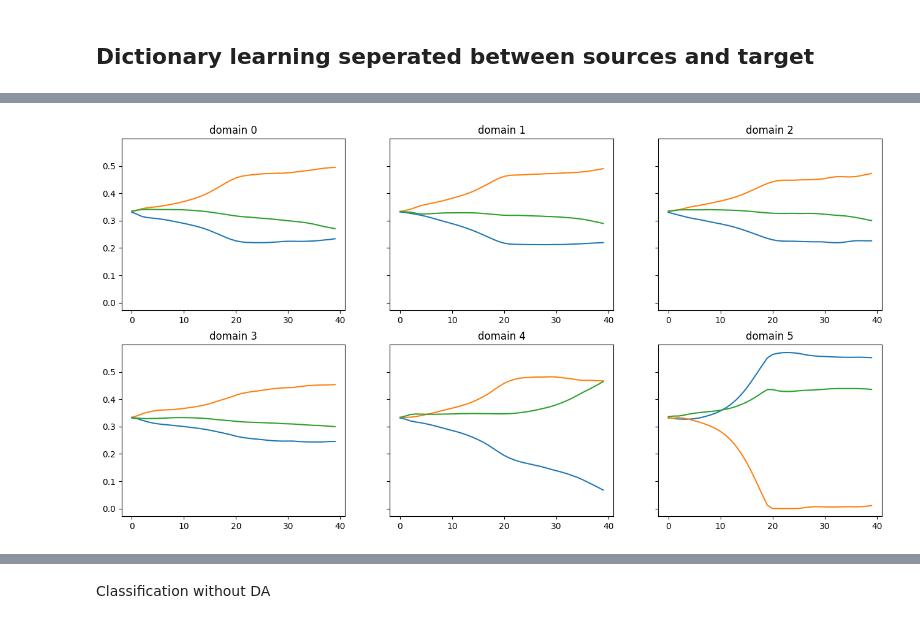
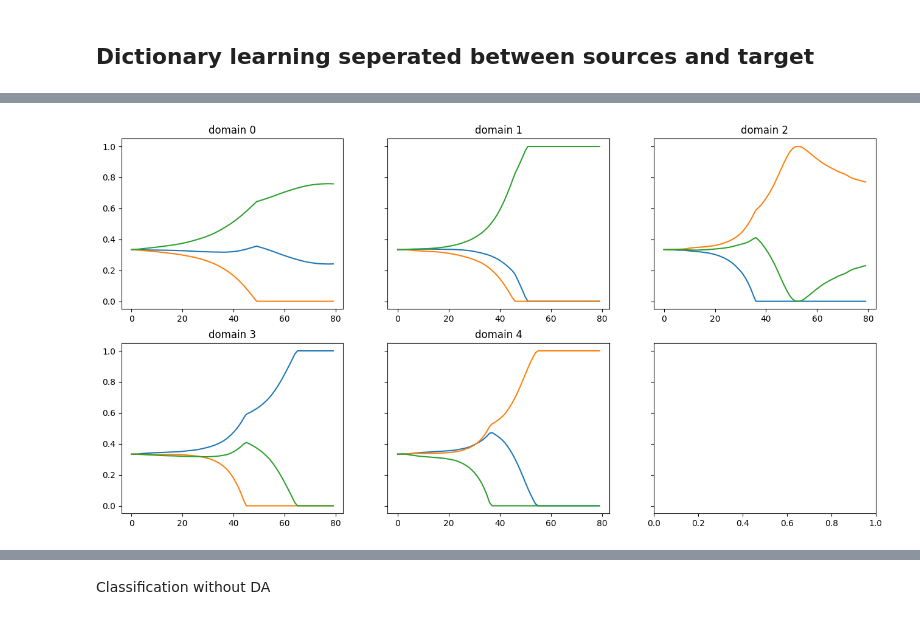
Before and after one commit to Stevan-LS/Online-DaDiL, a Jupyter notebook: PyDiL-main/PyDiL-main/Toy_DaDiL.ipynb, the cells around one changed output, grey strips where cells are left out. Drawn from its saved outputs; the diff is of its cells as text; code cells hidden in the pictures.

```diff
--- a/PyDiL-main/PyDiL-main/Toy_DaDiL.ipynb
+++ b/PyDiL-main/PyDiL-main/Toy_DaDiL.ipynb
@@ -430,7 +426,7 @@ Xr, Yr = dictionary_target.reconstruct(weights=weights)
 # %% [markdown]
 Classification without DA
 # %%
-clf = SVC(kernel='rbf')
+clf = SVC(kernel='linear')
 #clf = RandomForestClassifier()
 
 clf.fit(torch.cat(Xs, dim=0),
@@ -442,8 +438,8 @@ print(accuracy_score(yp, yt))
 # %% [markdown]
 DaDiL-E
 # %%
-#clf = SVC(kernel='rbf', probability=True)
-clf = RandomForestClassifier(criterion='gini')
+clf = SVC(kernel='linear', probability=True)
+#clf = RandomForestClassifier(criterion='gini')
 
 predictions = []
 for k, (XP_k, YP_k) in enumerate(zip(XP, YP)):
@@ -508,7 +504,7 @@ dictionary_sources = LabeledDictionaryGMM(XP=None,
                            A=None,
                            n_samples=n_samples,
                            n_dim=X.shape[1],
-                           n_classes=13,
+                           n_classes=10,
                            n_components=n_components,
                            weight_initialization='uniform',
                            n_distributions=len(Q_sources),
@@ -532,7 +528,7 @@ dictionary_sources = LabeledDictionaryGMM(XP=None,
                            schedule_lr=False)
 # %%
 dictionary_sources.fit(Q_sources,
-               n_iter_max=40,
+               n_iter_max=80,
                batches_per_it=n_samples // batch_size,
                verbose=True)
 # %% [output]
@@ -567,11 +563,11 @@ for k, dom in enumerate(dictionary_sources.history['loss_per_dataset']):
 # %%
 fig, axes = plt.subplots(2, 3, figsize=(16, 8), sharey=True)
 
-for k, (name, ax) in enumerate(zip(names_sources, axes.flatten())):
+for k, (name, ax) in enumerate(zip(names_sources, axes.flatten()[:-1])):
     ax.plot(torch.stack(dictionary_sources.history['weights'])[:, k, :])
     ax.set_title(name)
 # %% [output]
-[figure, old version]
+[figure, new version]
 # %%
 dictionary_target = LabeledDictionaryGMM(XP=XP_sources,
                            YP=YP_sources,
```
Also changed, not shown: parts of 47 cells of this notebook, 3 other files.
